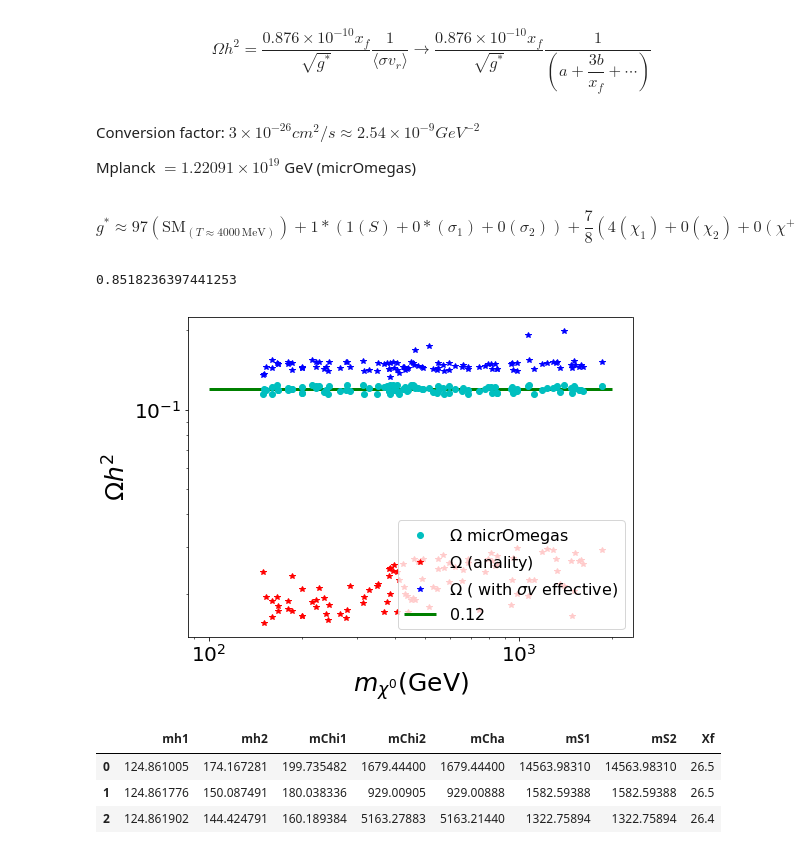
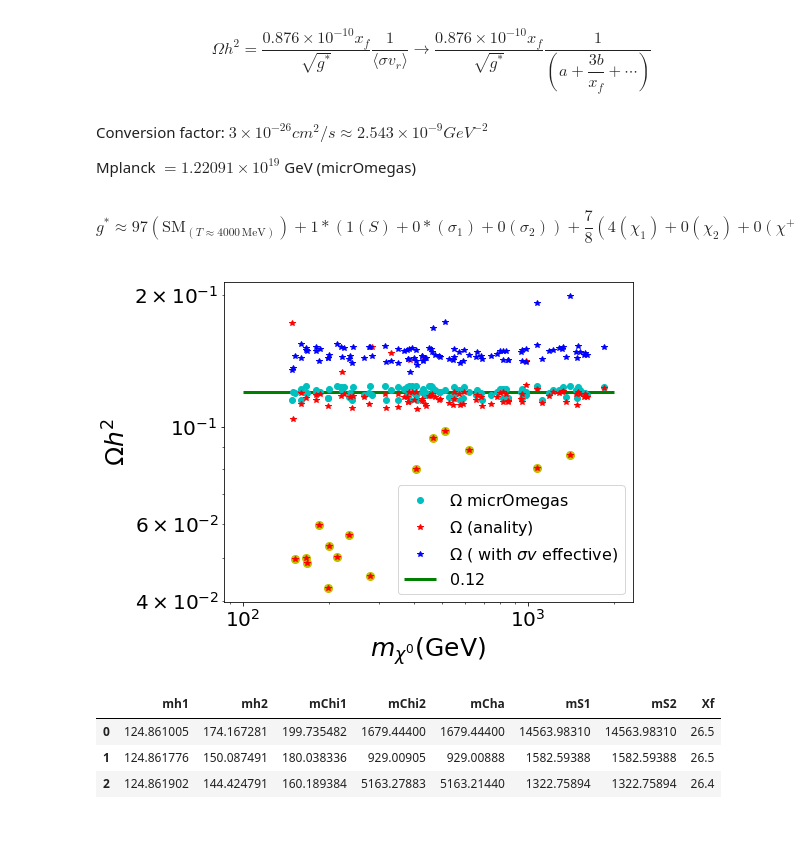
Before and after one commit to anferivera/SDdiracDM, a Jupyter notebook: run_model_relic_density-p-wave.ipynb, the cells around one changed output. Drawn from its saved outputs; the diff is of its cells as text; code cells hidden in the pictures.

```diff
--- a/run_model_relic_density-p-wave.ipynb
+++ b/run_model_relic_density-p-wave.ipynb
@@ -140,0 +123,34 @@ Index(['MDF', 'MS12', 'MS22', 'LamS1H', 'LamS2H', 'LamSPH', 'LamS', 'LamSP',
+# %%
+def sigmavc(hc,ZH,u,m,xf,vS,LSP):
+
+    conver = 3.*10**(-26)/(2.543*10**(-9))
+
+    vr2 = (6./xf)*conver
+
+    A = 27.*LSP**2*vS**2*(-2.+u**2)**4
+    B = -12.*np.sqrt(2)*hc*LSP*m*vS*(-2.+u**2)**2*(20.-13.*u**2+2.*u**4)
+    C = 8.*hc**2*m**2*(-4.+u**2)**2*(9.-8.*u**2+2.*u**4)
+
+    num = hc**2*ZH**4*vr2*np.sqrt(1.-u**2)*(A+B+C)
+
+    den = 384.*np.pi*m**4*(-4.+u**2)**2*(-2.+u**2)**4
+
+    siv = num/den
+    ################# WARNING ##############
+    return siv*(1./4.)
+# %%
+#Add to the DataFrame
+h2['sv_fr_ana_c'] = sigmavc(h2.YRC,h2.ZH11,(h2.mh2/h2.mChi1),h2.mChi1,h2.Xf,h2.vS,h2.LamSP)
+
+plt.figure(figsize=(8,6))
+plt.loglog(h2.mChi1 , h2.vsigmaeff, 'bo',label=r'micrOmegas $\langle\sigma v_{eff}\rangle$')
+plt.loglog(h2.mChi1 , h2.sv_fr_ana_c, 'r.',label=r'anality complete')
+
+plt.hlines(3.e-26,1e2,2e3, 'g')
+plt.xlabel(r'$m_{\chi^0}$(GeV)',size=25)
+plt.ylabel(r'$\langle\sigma v\rangle $ $($cm$^{3} $s$^{-1})$',size=25)
+plt.legend()
+plt.grid()
+
+plt.tight_layout()
+plt.show()
@@ -153,41 +171,40 @@ Ok. Near to $3\times 10^{-26}$ WIMP miracle
 \end{equation}
 # %% [markdown]
 Conversion factor:
-$3\times 10^{-26} cm^2/s \approx 2.54 \times 10^{-9} GeV^{-2}$
+$3\times 10^{-26} cm^2/s \approx 2.543 \times 10^{-9} GeV^{-2}$
 
 Mplanck $= 1.22091 \times 10^{19}$ GeV  (micrOmegas)
 # %% [markdown]
 \begin{equation}
 g^* \approx 97(\text{SM}_{(T\approx 4000\, \text{MeV})}) + 1*(1(S)+0*(\sigma_1)+0(\sigma_2)) + \dfrac{7}{8}(4(\chi_1) + 0(\chi_2) + 0(\chi^+) + 2(\nu_R)) = 103.2
 \end{equation}
-# %%
-1.04/1.22091
-# %% [output]
-0.8518236397441253
 # %%
-conver = 3.*10**(-26)/(2.541*10**(-9))
+conver = 3.*10**(-26)/(2.543*10**(-9))
 
-h2['Omega_ana'] = 2.*0.876*1.0e-10*h2.Xf/np.sqrt(103.2)*1./(h2.sv_fr_ana/conver)
+h2['Omega_ana'] = 2.*0.876*1.0e-10*h2.Xf/np.sqrt(103.2)*1./(h2.sv_fr_ana_c/conver)
 
 h2['Omega_anaeff'] = 2.*0.876*1.e-10*h2.Xf/np.sqrt(103.2)*1./(h2.vsigmaeff/conver)
+# %%
+kk = h2[np.logical_and(h2.Omega_ana < 0.1 ,  1>0)]
 # %%
 plt.figure(figsize=(8,6))
 
 plt.hlines(0.12, 1e2, 2e3, 'g',lw=3,label=r'$0.12$')
 plt.loglog(h2.mChi1, h2.Omega, 'co',label=r'$\Omega$ micrOmegas')
+plt.loglog(kk.mChi1, kk.Omega_ana, 'yo',ms=8,label=r'')
 plt.loglog(h2.mChi1, h2.Omega_ana, 'r*',label=r'$\Omega$ (anality)')
 plt.loglog(h2.mChi1, h2.Omega_anaeff, 'b*',label=r'$\Omega$ ( with $\sigma v$ effective)')
 
 plt.legend(prop={'size':16},loc='lower right')
 plt.xlabel(r'$m_{\chi^0}$(GeV)',size=25)
 plt.ylabel(r'$\Omega h^2$',size=25)
 #plt.ylim(0.04, 0.2)
 
 plt.tight_layout()
 #plt.savefig('plots/xxtoh2h2-OMEGA.pdf')
 plt.show()
 # %% [output]
-[figure, old version]
+[figure, new version]
 # %%
 h2[['mh1','mh2','mChi1','mChi2','mCha','mS1','mS2','Xf']][:3]
 # %% [output]
```
Also changed, not shown: parts of 16 cells of this notebook, 1 other file.
